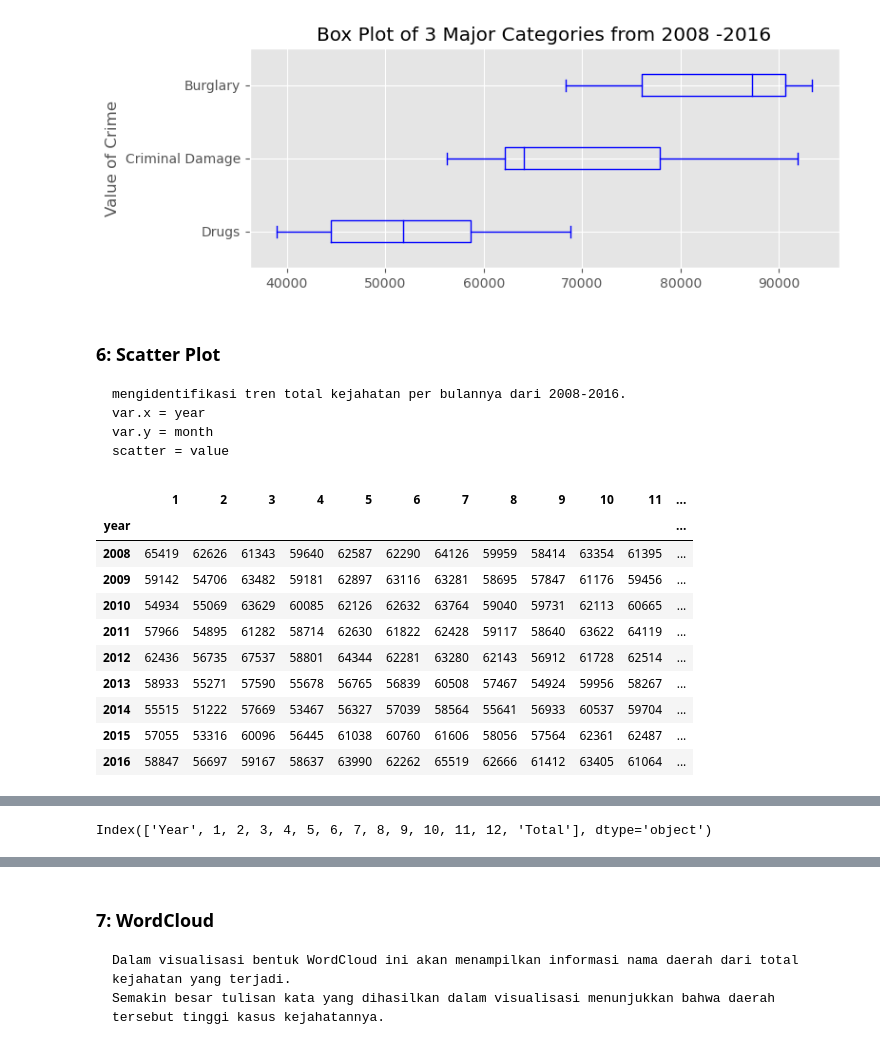
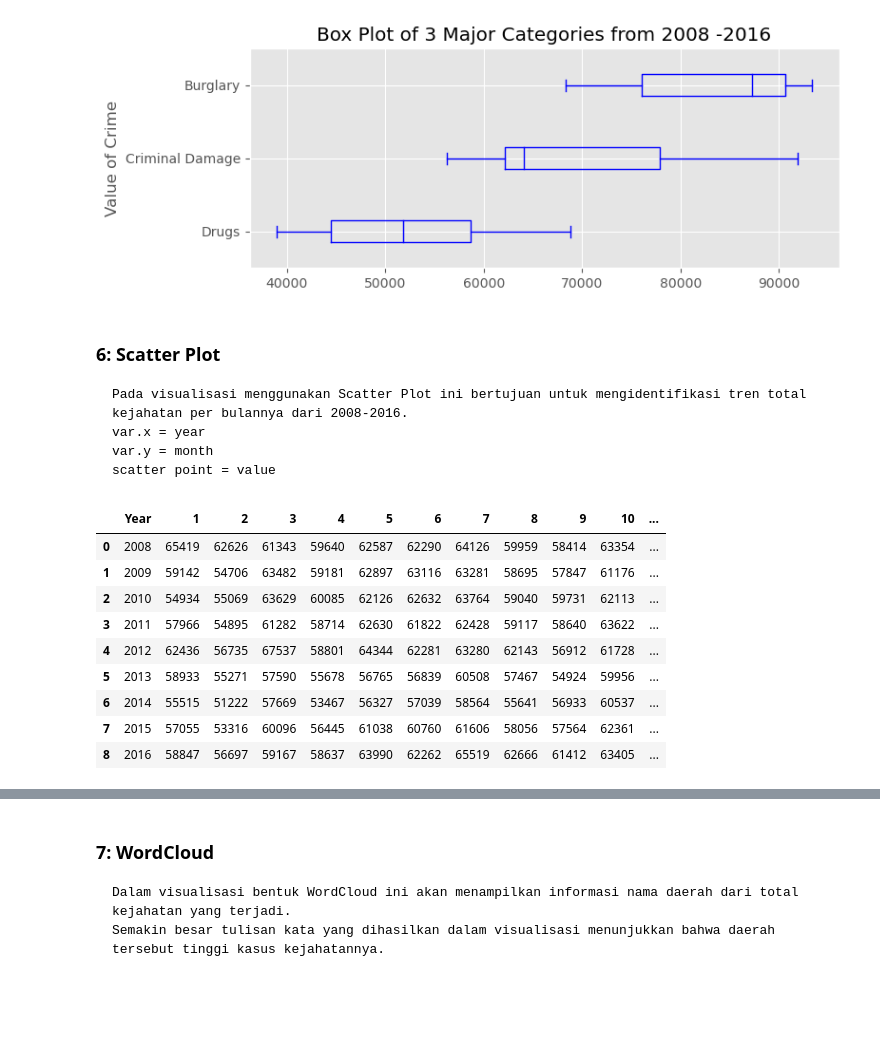
Before and after one commit to fwaafnn/Assigment1_DataVisualization, a Jupyter notebook: PYTN_Assg_1_5_AfwaAfini.ipynb, the cells around one changed output, grey strips where cells are left out. Saved outputs shown, nothing was run; the diff lists cells and outputs as text; code cells hidden in the pictures; blank space fills up the shorter version.

````diff
--- a/PYTN_Assg_1_5_AfwaAfini.ipynb
+++ b/PYTN_Assg_1_5_AfwaAfini.ipynb
@@ -341,9 +341,9 @@ plt.show()
 ### 6: Scatter Plot
 
 ```
-mengidentifikasi tren total kejahatan per bulannya dari 2008-2016.
+Pada visualisasi menggunakan Scatter Plot ini bertujuan untuk mengidentifikasi tren total kejahatan per bulannya dari 2008-2016.
 var.x = year
 var.y = month
-scatter = value
+scatter point = value
 ```
 # %%
@@ -350,20 +351,22 @@ scatter = value
 new_df3 = df.pivot_table(index='year', columns=['month'], values='value', aggfunc='sum')
 new_df3.columns.name = None
+# %%
+new_df3.drop('Total', axis=1, inplace=True)
 # %%
-new_df3['Total'] = new_df3.loc[:, 1:12].sum(axis=1)
+# add new column for 'mean' per year
+new_df3['mean'] = new_df3.loc[:, 1:12].mean(axis=1)
 new_df3
 # %% [output]
-|  | 1 | 2 | 3 | 4 | 5 | 6 | 7 | 8 | 9 | 10 | 11 | ... |
-| year |  |  |  |  |  |  |  |  |  |  |  | ... |
-| 2008 | 65419 | 62626 | 61343 | 59640 | 62587 | 62290 | 64126 | 59959 | 58414 | 63354 | 61395 | ... |
-| 2009 | 59142 | 54706 | 63482 | 59181 | 62897 | 63116 | 63281 | 58695 | 57847 | 61176 | 59456 | ... |
-| 2010 | 54934 | 55069 | 63629 | 60085 | 62126 | 62632 | 63764 | 59040 | 59731 | 62113 | 60665 | ... |
-| 2011 | 57966 | 54895 | 61282 | 58714 | 62630 | 61822 | 62428 | 59117 | 58640 | 63622 | 64119 | ... |
-| 2012 | 62436 | 56735 | 67537 | 58801 | 64344 | 62281 | 63280 | 62143 | 56912 | 61728 | 62514 | ... |
-| 2013 | 58933 | 55271 | 57590 | 55678 | 56765 | 56839 | 60508 | 57467 | 54924 | 59956 | 58267 | ... |
-| 2014 | 55515 | 51222 | 57669 | 53467 | 56327 | 57039 | 58564 | 55641 | 56933 | 60537 | 59704 | ... |
-| 2015 | 57055 | 53316 | 60096 | 56445 | 61038 | 60760 | 61606 | 58056 | 57564 | 62361 | 62487 | ... |
-| 2016 | 58847 | 56697 | 59167 | 58637 | 63990 | 62262 | 65519 | 62666 | 61412 | 63405 | 61064 | ... |
+|  | Year | 1 | 2 | 3 | 4 | 5 | 6 | 7 | 8 | 9 | 10 | ... |
+| 0 | 2008 | 65419 | 62626 | 61343 | 59640 | 62587 | 62290 | 64126 | 59959 | 58414 | 63354 | ... |
+| 1 | 2009 | 59142 | 54706 | 63482 | 59181 | 62897 | 63116 | 63281 | 58695 | 57847 | 61176 | ... |
+| 2 | 2010 | 54934 | 55069 | 63629 | 60085 | 62126 | 62632 | 63764 | 59040 | 59731 | 62113 | ... |
+| 3 | 2011 | 57966 | 54895 | 61282 | 58714 | 62630 | 61822 | 62428 | 59117 | 58640 | 63622 | ... |
+| 4 | 2012 | 62436 | 56735 | 67537 | 58801 | 64344 | 62281 | 63280 | 62143 | 56912 | 61728 | ... |
+| 5 | 2013 | 58933 | 55271 | 57590 | 55678 | 56765 | 56839 | 60508 | 57467 | 54924 | 59956 | ... |
+| 6 | 2014 | 55515 | 51222 | 57669 | 53467 | 56327 | 57039 | 58564 | 55641 | 56933 | 60537 | ... |
+| 7 | 2015 | 57055 | 53316 | 60096 | 56445 | 61038 | 60760 | 61606 | 58056 | 57564 | 62361 | ... |
+| 8 | 2016 | 58847 | 56697 | 59167 | 58637 | 63990 | 62262 | 65519 | 62666 | 61412 | 63405 | ... |
 # %%
 new_df3.index = map(int, new_df3.index)
 # %%
@@ -382,7 +385,3 @@ new_df3.describe()
 | 50% | 2012.000000 | 58847.000000 | 55069.000000 | 61282.000000 | 58714.000000 | 62587.000000 | 62262.000000 | 63280.000000 | 59040.000000 | 57847.000000 | 62113.000000 | ... |
 | 75% | 2014.000000 | 59142.000000 | 56697.000000 | 63482.000000 | 59181.000000 | 62897.000000 | 62290.000000 | 63764.000000 | 59959.000000 | 58640.000000 | 63354.000000 | ... |
 | max | 2016.000000 | 65419.000000 | 62626.000000 | 67537.000000 | 60085.000000 | 64344.000000 | 63116.000000 | 65519.000000 | 62666.000000 | 61412.000000 | 63622.000000 | ... |
-# %%
-new_df3.columns
-# %% [output]
-Index(['Year', 1, 2, 3, 4, 5, 6, 7, 8, 9, 10, 11, 12, 'Total'], dtype='object')
````
Also changed, not shown: parts of 12 cells of this notebook.
